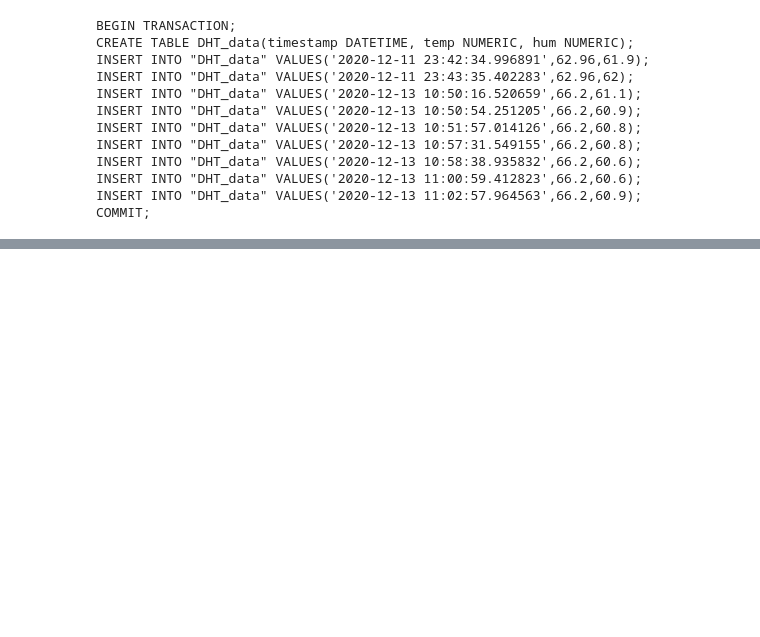
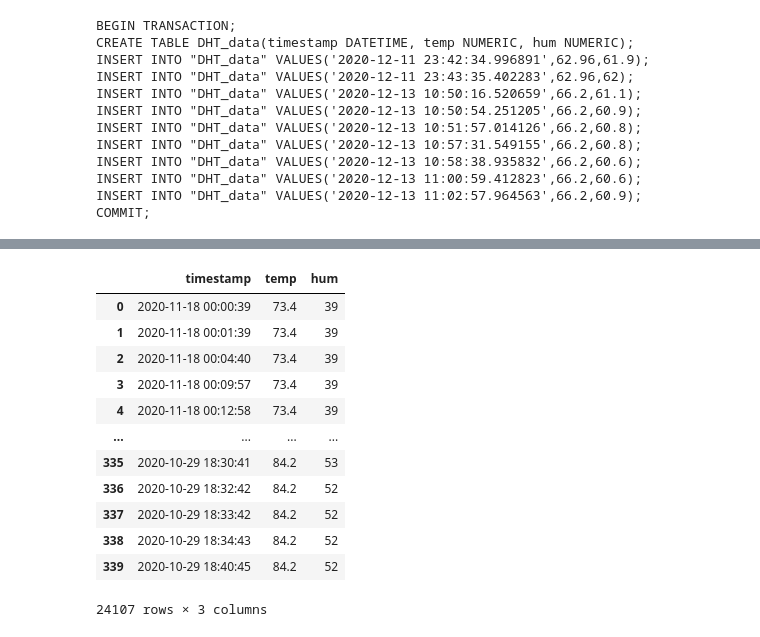
Before and after one commit to britishtar/humidity_logging, a Jupyter notebook: db_dev.ipynb, the cells around one changed output, grey strips where cells are left out. Saved outputs shown, nothing was run; the diff lists cells and outputs as text; code cells hidden in the pictures; blank space fills up the shorter version.

```diff
--- a/db_dev.ipynb
+++ b/db_dev.ipynb
@@ -149,0 +213,16 @@ array([61.9, 62. , 61.1, 60.9, 60.8, 60.8, 60.6, 60.6, 60.9])
+# %%
+df_log
+# %% [output]
+|  | timestamp | temp | hum |
+| 0 | 2020-11-18 00:00:39 | 73.4 | 39 |
+| 1 | 2020-11-18 00:01:39 | 73.4 | 39 |
+| 2 | 2020-11-18 00:04:40 | 73.4 | 39 |
+| 3 | 2020-11-18 00:09:57 | 73.4 | 39 |
+| 4 | 2020-11-18 00:12:58 | 73.4 | 39 |
+| ... | ... | ... | ... |
+| 335 | 2020-10-29 18:30:41 | 84.2 | 53 |
+| 336 | 2020-10-29 18:32:42 | 84.2 | 52 |
+| 337 | 2020-10-29 18:33:42 | 84.2 | 52 |
+| 338 | 2020-10-29 18:34:43 | 84.2 | 52 |
+| 339 | 2020-10-29 18:40:45 | 84.2 | 52 |
+24107 rows × 3 columns
```
Also changed, not shown: parts of 5 cells of this notebook.
